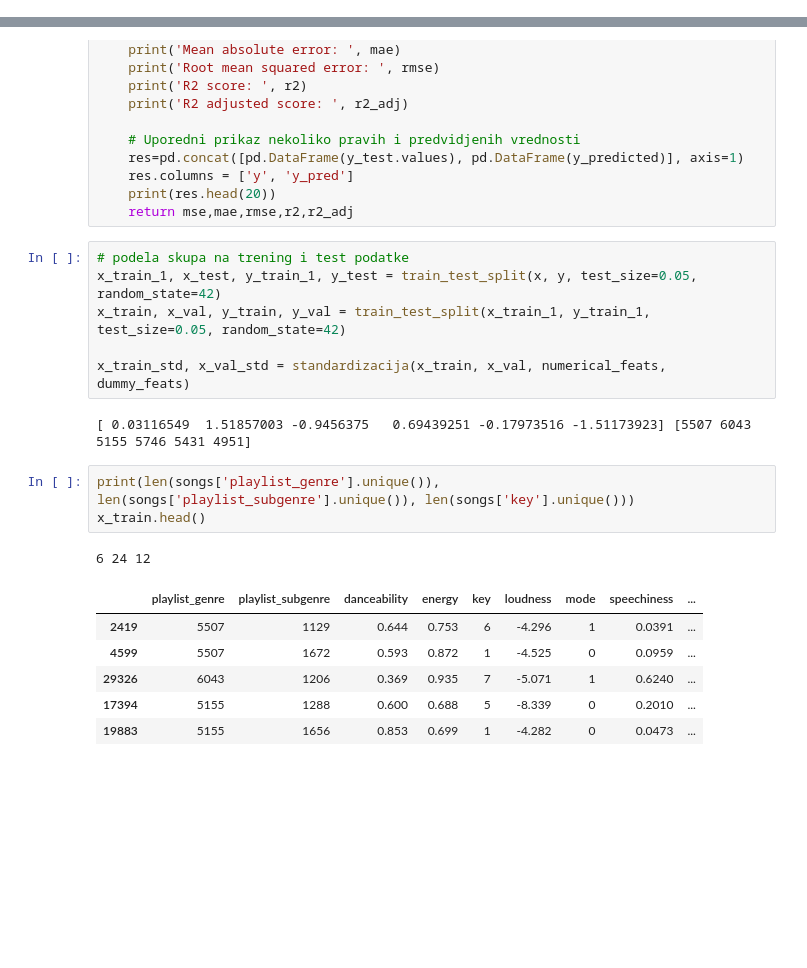
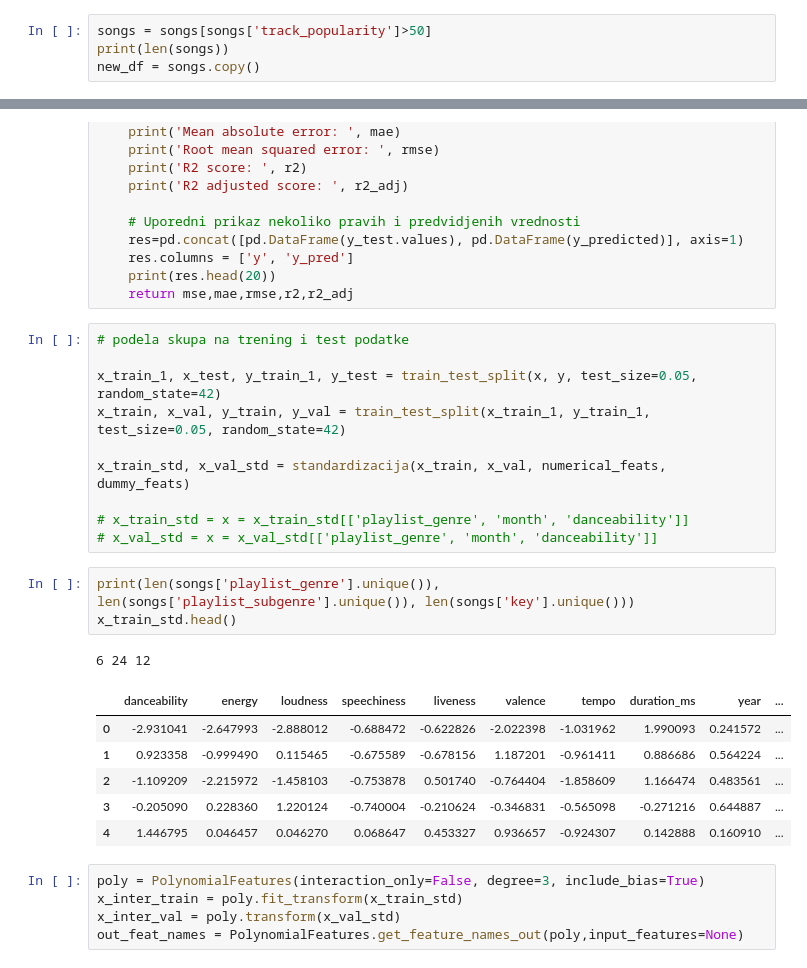
Before and after one commit to ssspetrovic/spotify-prediction, a Jupyter notebook: Project.ipynb, the cells around one changed output, grey strips where cells are left out. Cells and saved outputs as stored; diff of their text form; blank space fills up the shorter version.

```diff
--- a/Project.ipynb
+++ b/Project.ipynb
@@ -80,0 +79,4 @@ new_df = songs.copy()
+# %%
+songs = songs[songs['track_popularity']>50]
+print(len(songs))
+new_df = songs.copy()
@@ -260,20 +264,27 @@ def model_evaluation(y_test, y_predicted, N, d):
     return mse,mae,rmse,r2,r2_adj
 # %%
 # podela skupa na trening i test podatke
+
 x_train_1, x_test, y_train_1, y_test = train_test_split(x, y, test_size=0.05, random_state=42)
 x_train, x_val, y_train, y_val = train_test_split(x_train_1, y_train_1, test_size=0.05, random_state=42)
 
 x_train_std, x_val_std = standardizacija(x_train, x_val, numerical_feats, dummy_feats)
+
+# x_train_std = x = x_train_std[['playlist_genre', 'month', 'danceability']]
+# x_val_std = x = x_val_std[['playlist_genre', 'month', 'danceability']]
-# %% [output]
-[ 0.03116549  1.51857003 -0.9456375   0.69439251 -0.17973516 -1.51173923] [5507 6043 5155 5746 5431 4951]
 # %%
 print(len(songs['playlist_genre'].unique()), len(songs['playlist_subgenre'].unique()), len(songs['key'].unique()))
-x_train.head()
+x_train_std.head()
 # %% [output]
 6 24 12
-|  | playlist_genre | playlist_subgenre | danceability | energy | key | loudness | mode | speechiness | ... |
-| 2419 | 5507 | 1129 | 0.644 | 0.753 | 6 | -4.296 | 1 | 0.0391 | ... |
-| 4599 | 5507 | 1672 | 0.593 | 0.872 | 1 | -4.525 | 0 | 0.0959 | ... |
-| 29326 | 6043 | 1206 | 0.369 | 0.935 | 7 | -5.071 | 1 | 0.6240 | ... |
-| 17394 | 5155 | 1288 | 0.600 | 0.688 | 5 | -8.339 | 0 | 0.2010 | ... |
-| 19883 | 5155 | 1656 | 0.853 | 0.699 | 1 | -4.282 | 0 | 0.0473 | ... |
+|  | danceability | energy | loudness | speechiness | liveness | valence | tempo | duration_ms | year | ... |
+| 0 | -2.931041 | -2.647993 | -2.888012 | -0.688472 | -0.622826 | -2.022398 | -1.031962 | 1.990093 | 0.241572 | ... |
+| 1 | 0.923358 | -0.999490 | 0.115465 | -0.675589 | -0.678156 | 1.187201 | -0.961411 | 0.886686 | 0.564224 | ... |
+| 2 | -1.109209 | -2.215972 | -1.458103 | -0.753878 | 0.501740 | -0.764404 | -1.858609 | 1.166474 | 0.483561 | ... |
+| 3 | -0.205090 | 0.228360 | 1.220124 | -0.740004 | -0.210624 | -0.346831 | -0.565098 | -0.271216 | 0.644887 | ... |
+| 4 | 1.446795 | 0.046457 | 0.046270 | 0.068647 | 0.453327 | 0.936657 | -0.924307 | 0.142888 | 0.160910 | ... |
+# %%
+poly = PolynomialFeatures(interaction_only=False, degree=3, include_bias=True)
+x_inter_train = poly.fit_transform(x_train_std)
+x_inter_val = poly.transform(x_val_std)
+out_feat_names = PolynomialFeatures.get_feature_names_out(poly,input_features=None)
```
Also changed, not shown: parts of 8 cells of this notebook.
